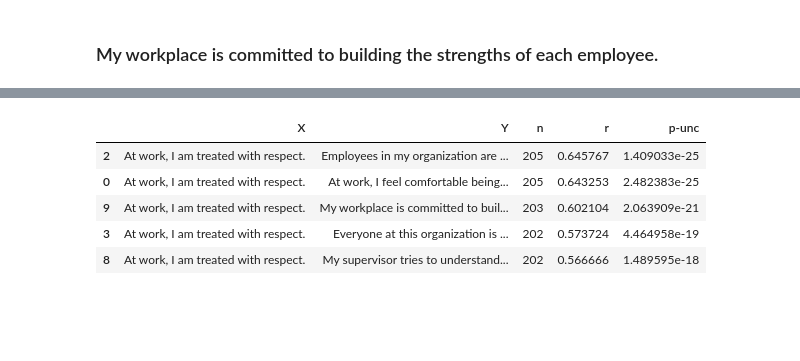
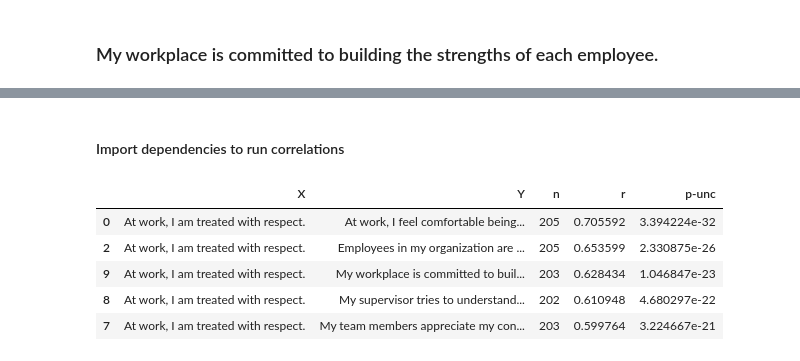
Before and after one commit to bhernan2/DEI-project, a Jupyter notebook: DEISurveyPresentation.ipynb, the cells around one changed output, grey strips where cells are left out. Cells and saved outputs as stored; diff of their text form; code cells hidden in the pictures; blank space fills up the shorter version.

Commit message:
included correlations

```diff
--- a/DEISurveyPresentation.ipynb
+++ b/DEISurveyPresentation.ipynb
@@ -1070,14 +1071,16 @@ fig.show()
+# %% [markdown]
+#### Import dependencies to run correlations
 # %%
 import pingouin as pg
 # %%
 # Calculate the pairwise Spearman correlation
-corr = pg.pairwise_corr(dei, columns=['At work, I am treated with respect.  '], method='spearman')
+corr = pg.pairwise_corr(dei, columns=['At work, I am treated with respect.  '], method='pearson')
 # Sort the correlation by p-values and display the first rows
 corr.sort_values(by=['p-unc'])[['X', 'Y', 'n', 'r', 'p-unc']].head()
 # %% [output]
 |  | X | Y | n | r | p-unc |
-| 2 | At work, I am treated with respect. | Employees in my organization are ... | 205 | 0.645767 | 1.409033e-25 |
-| 0 | At work, I am treated with respect. | At work, I feel comfortable being... | 205 | 0.643253 | 2.482383e-25 |
-| 9 | At work, I am treated with respect. | My workplace is committed to buil... | 203 | 0.602104 | 2.063909e-21 |
-| 3 | At work, I am treated with respect. | Everyone at this organization is ... | 202 | 0.573724 | 4.464958e-19 |
-| 8 | At work, I am treated with respect. | My supervisor tries to understand... | 202 | 0.566666 | 1.489595e-18 |
+| 0 | At work, I am treated with respect. | At work, I feel comfortable being... | 205 | 0.705592 | 3.394224e-32 |
+| 2 | At work, I am treated with respect. | Employees in my organization are ... | 205 | 0.653599 | 2.330875e-26 |
+| 9 | At work, I am treated with respect. | My workplace is committed to buil... | 203 | 0.628434 | 1.046847e-23 |
+| 8 | At work, I am treated with respect. | My supervisor tries to understand... | 202 | 0.610948 | 4.680297e-22 |
+| 7 | At work, I am treated with respect. | My team members appreciate my con... | 203 | 0.599764 | 3.224667e-21 |
```
Also changed, not shown: parts of 5 cells of this notebook.
